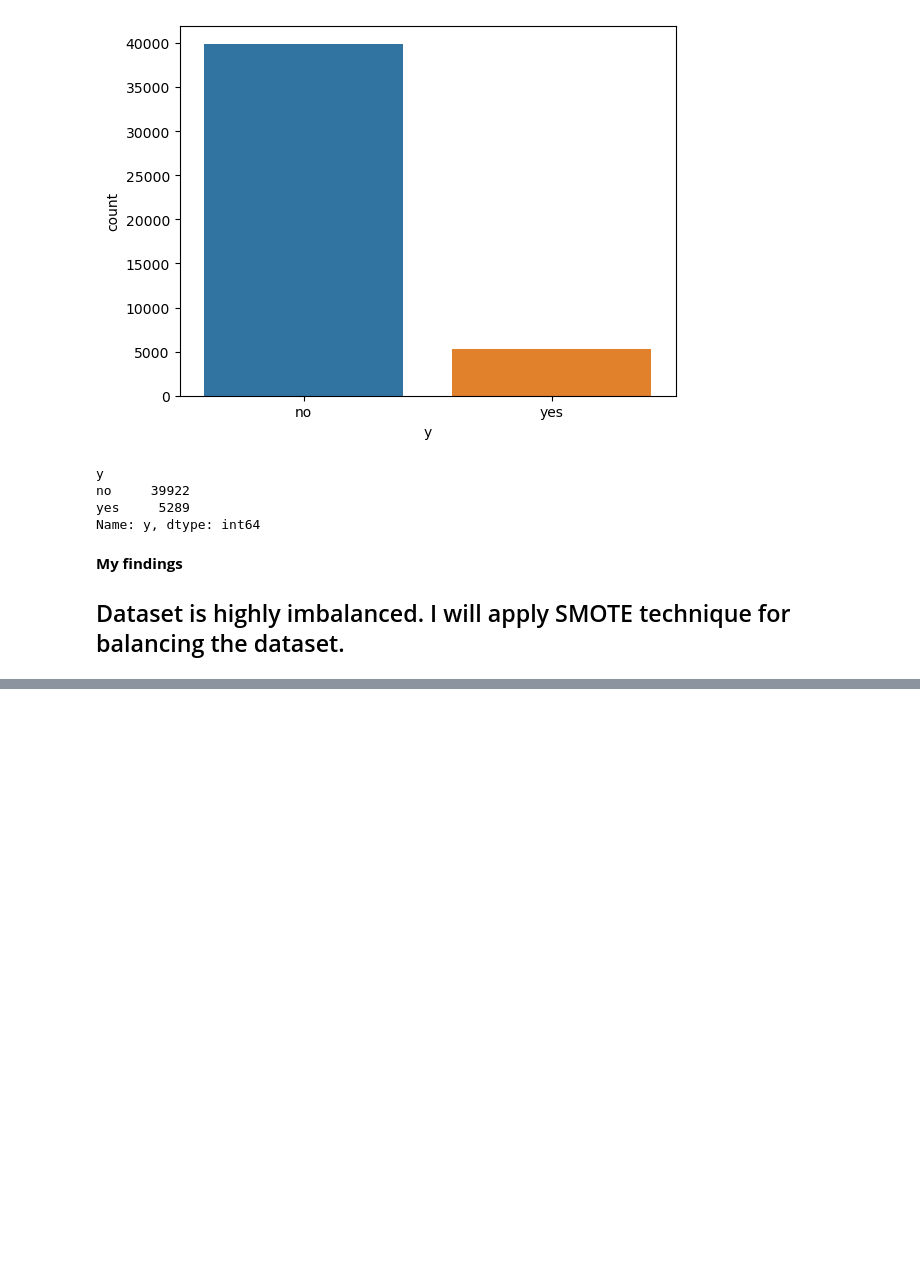
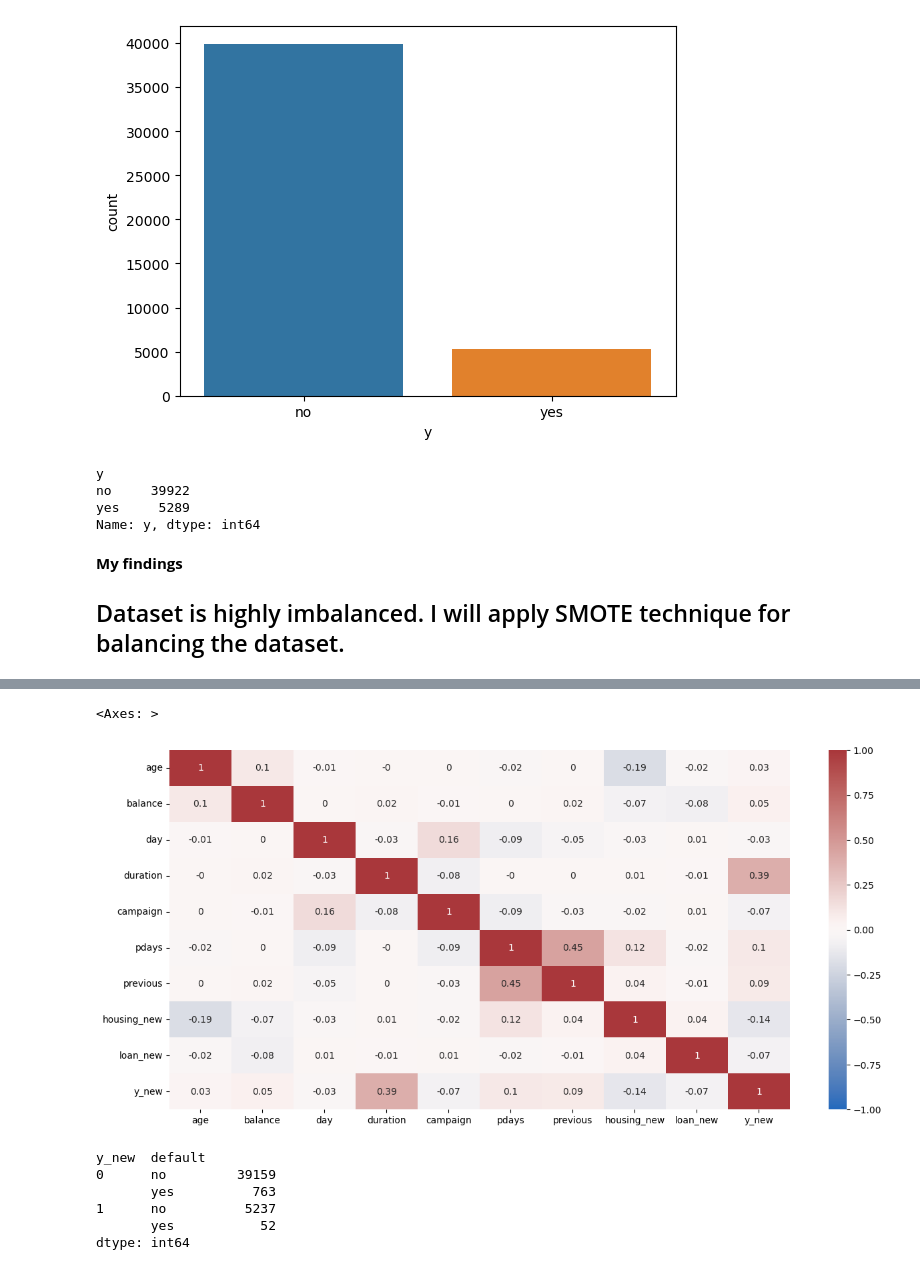
Before and after one commit to ashraful-shuvon/Machine_learning, a Jupyter notebook: Machine Learning Project - Predict Term Deposit Subscriptions/Predict Term Deposit Subscriptions.ipynb, the cells around one changed output, grey strips where cells are left out. Saved outputs shown, nothing was run; the diff lists cells and outputs as text; code cells hidden in the pictures; blank space fills up the shorter version.

```diff
--- a/Machine Learning Project - Predict Term Deposit Subscriptions/Predict Term Deposit Subscriptions.ipynb
+++ b/Machine Learning Project - Predict Term Deposit Subscriptions/Predict Term Deposit Subscriptions.ipynb
@@ -463,0 +490,2 @@ Name: y, dtype: int64
+# %%
+df2 = df.copy()
@@ -463,0 +505,6 @@ Name: y, dtype: int64
+# %%
+# Converting yes and no to numerical values
+bool_columns = ['housing', 'loan', 'y']
+for col in  bool_columns:
+    df2[col+'_new']=df2[col].apply(lambda x : 1 if x == 'yes' else 0)
+    df2.drop(col, axis=1, inplace=True)
@@ -463,0 +520,18 @@ Name: y, dtype: int64
+# %%
+## Checking for correlation
+cor_mat=df2.corr().round(2)
+fig = plt.figure(figsize=(15,7))
+sns.heatmap(cor_mat,annot=True, vmin= -1, vmax = 1, center = 0, cmap = 'vlag')
+# %% [output]
+<Axes: >
+[figure, added]
+# %%
+#defaut features does not play important role
+df2.groupby(['y_new','default']).size()
+# %% [output]
+y_new  default
+0      no         39159
+       yes          763
+1      no          5237
+       yes           52
+dtype: int64
```
Also changed, not shown: parts of 10 cells of this notebook.
